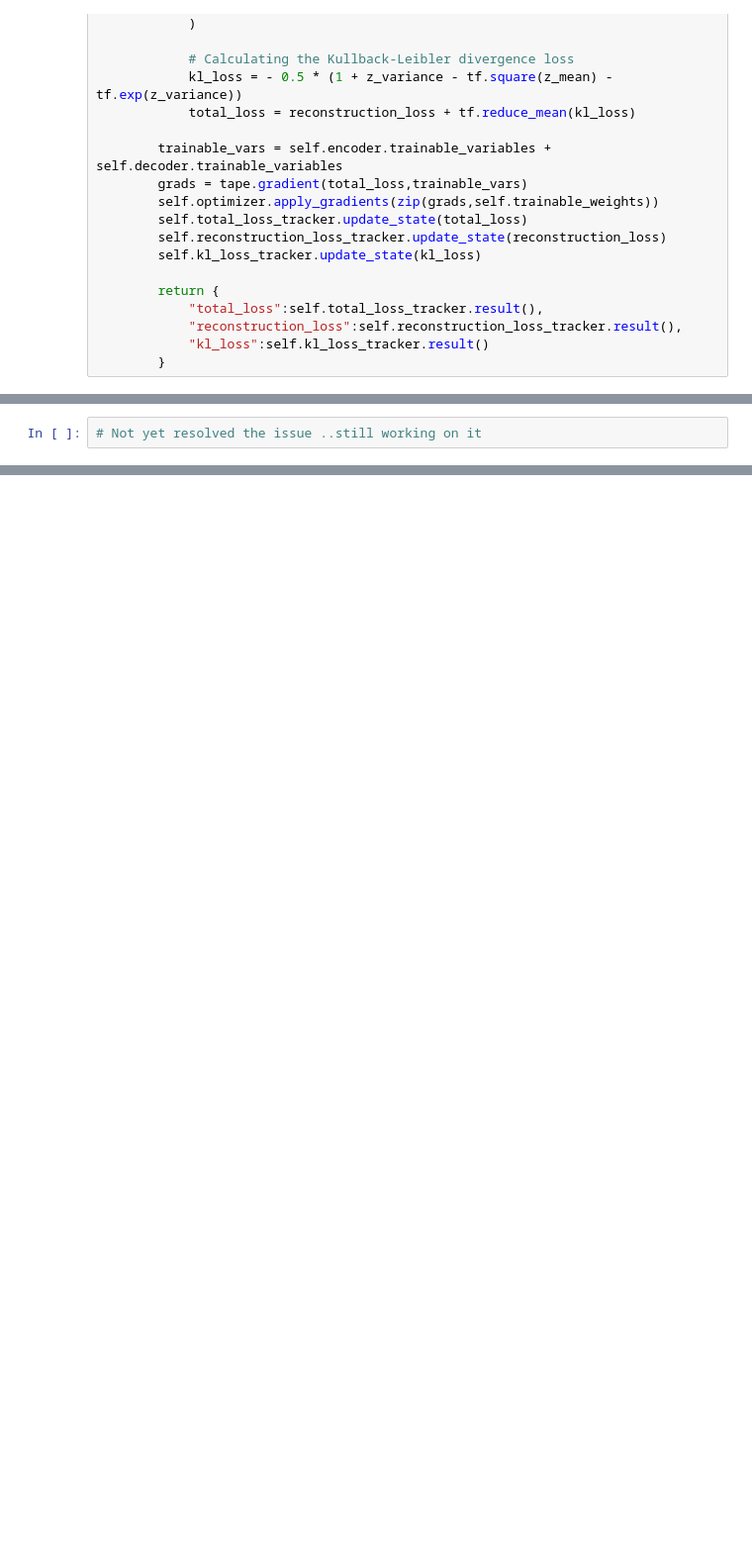
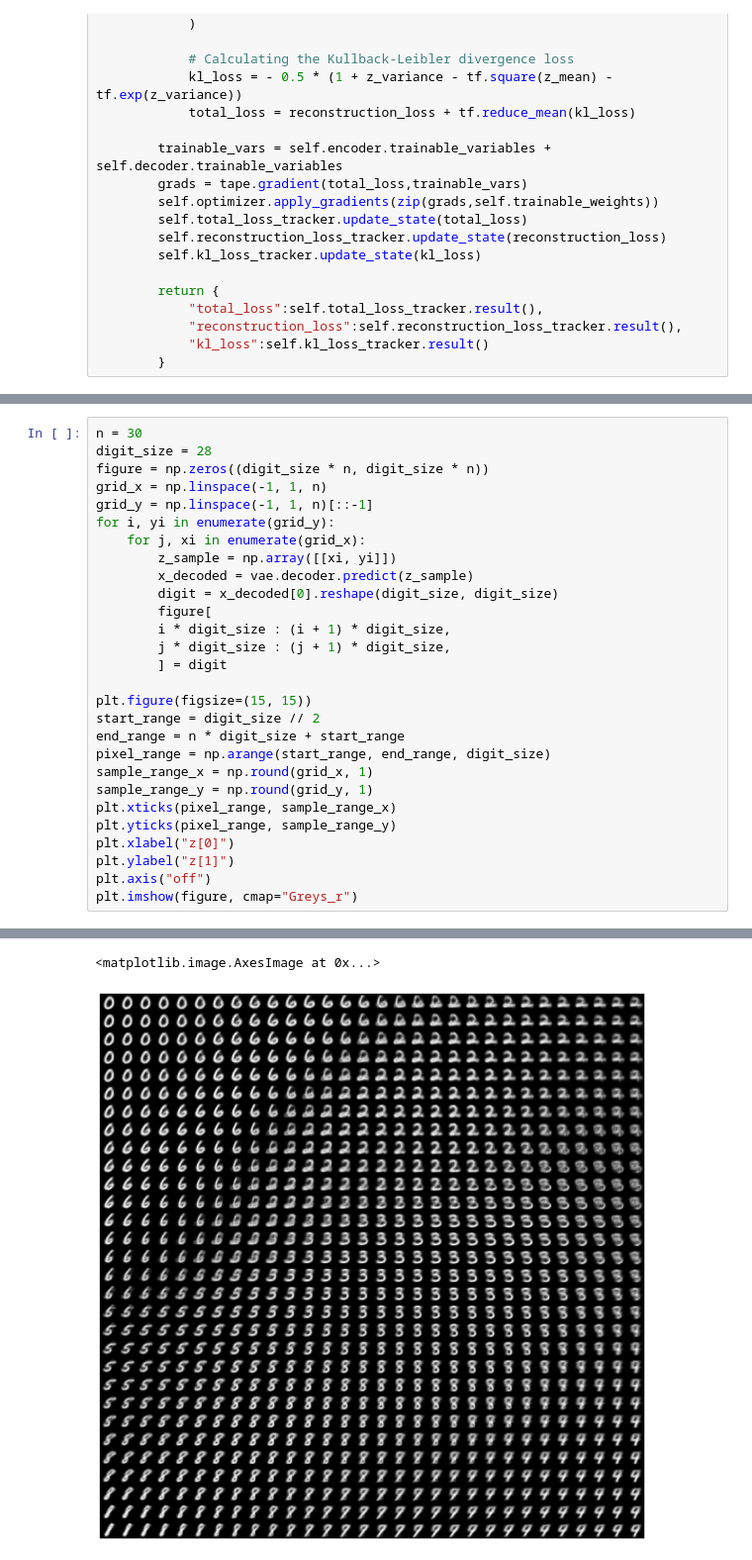
Before and after one commit to rayaran1000/Deep-Learning-Notes, a Jupyter notebook: GAN(Variational Autoencoder).ipynb, the cells around one changed output, grey strips where cells are left out. Shown at 99% size. Cells and saved outputs as stored; diff of their text form; blank space fills up the shorter version.

```diff
--- a/GAN(Variational Autoencoder).ipynb
+++ b/GAN(Variational Autoencoder).ipynb
@@ -169,2 +175,29 @@ AttributeError: 'str' object has no attribute 'base_dtype'
-# %%
-# Not yet resolved the issue ..still working on it
+# %%
+n = 30
+digit_size = 28
+figure = np.zeros((digit_size * n, digit_size * n))
+grid_x = np.linspace(-1, 1, n)
+grid_y = np.linspace(-1, 1, n)[::-1]
+for i, yi in enumerate(grid_y):
+    for j, xi in enumerate(grid_x):
+        z_sample = np.array([[xi, yi]])
+        x_decoded = vae.decoder.predict(z_sample)
+        digit = x_decoded[0].reshape(digit_size, digit_size)
+        figure[
+        i * digit_size : (i + 1) * digit_size,
+        j * digit_size : (j + 1) * digit_size,
+        ] = digit
+
+plt.figure(figsize=(15, 15))
+start_range = digit_size // 2
+end_range = n * digit_size + start_range
+pixel_range = np.arange(start_range, end_range, digit_size)
+sample_range_x = np.round(grid_x, 1)
+sample_range_y = np.round(grid_y, 1)
+plt.xticks(pixel_range, sample_range_x)
+plt.yticks(pixel_range, sample_range_y)
+plt.xlabel("z[0]")
+plt.ylabel("z[1]")
+plt.axis("off")
+plt.imshow(figure, cmap="Greys_r")
+# %% [output]
@@ -170,0 +221,2 @@ AttributeError: 'str' object has no attribute 'base_dtype'
+<matplotlib.image.AxesImage at 0x...>
+[figure, added]
```
Also changed, not shown: parts of 4 cells of this notebook, 2 other files.
